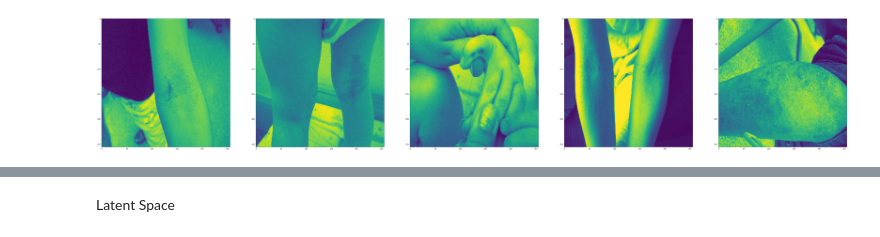
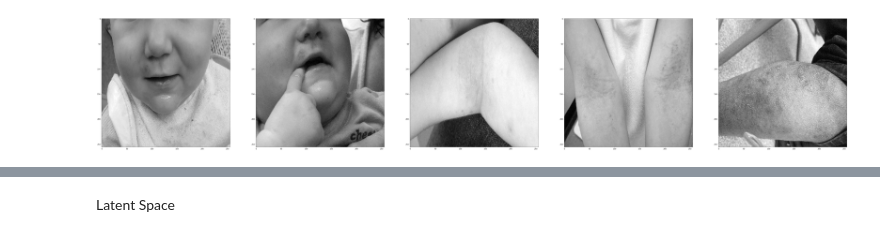
Before and after one commit to saaqib-m/autoencoder, a Jupyter notebook: ae.ipynb, the cells around one changed output, grey strips where cells are left out. Saved outputs shown, nothing was run; the diff lists cells and outputs as text; code cells hidden in the pictures.

Commit message:
Testing with grey scale images

```diff
--- a/ae.ipynb
+++ b/ae.ipynb
@@ -34,20 +37,22 @@ for root, directories, files in os.walk(file_path, topdown=False):
 # %%
 def get_input(path):
     """get specific image from path"""
-    img = imread(path)
+    img = io.imread(path)
     return img
 
-def preprocess_input(img):
-    # convert between 0 and 1
-    return img.astype('float32')
+# def preprocess_input(img):
+#     # convert between 0 and 1
+#     return img.astype('float32')
 # %%
 x = []
 y = []
 for file_path in img_path[0:20]:
     input = get_input(file_path)
-    input = cv2.resize(input, (256,256))
-    input = sk.color.rgb2gray(input)
-    input = preprocess_input(input)
+    input = cv2.resize(input,(256,256))
+    # input = cv2.cvtColor(input, cv2.COLOR_BGR2RGB)
+    input = skimage.color.rgb2gray(input)
+    # input = preprocess_input(input)
+    input.astype('float32') / 255.0 - 0.5
     x.append(input)
     y.append(input)
 x = np.array(x)
@@ -55,5 +66,5 @@ y = np.array(y)
 # %%
-x_train, x_test, y_train, y_test = train_test_split(x, y)
+x_train, x_test, y_train, y_test = train_test_split(x, y, test_size=0.2, random_state=42)
 # %%
 x_train = x_train.reshape(-1,256,256,1)
 x_test = x_test.reshape(-1,256,256,1)
@@ -62,10 +73,10 @@ y_test = y_test.reshape(-1,256,256,1)
 # %%
 f, ax = plt.subplots(1,5)
 f.set_size_inches(80, 40)
 for i in range(5,10):
-    ax[i-5].imshow(x_train[i, :, :, 0].reshape(256,256))
+    ax[i-5].imshow(x_train[i], cmap = 'gray')
 # %% [output]
-[figure, old version]
+[figure, new version]
 # %%
 input_layer = Input(shape=(256,256,1))
 
```
Also changed, not shown: parts of 17 cells of this notebook.
